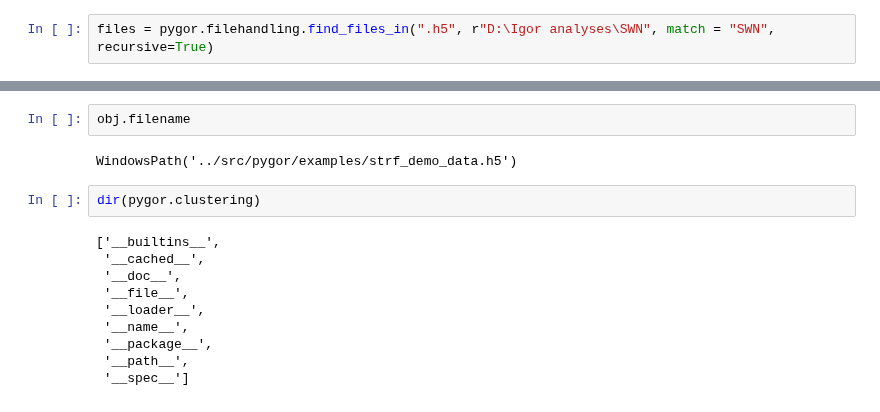
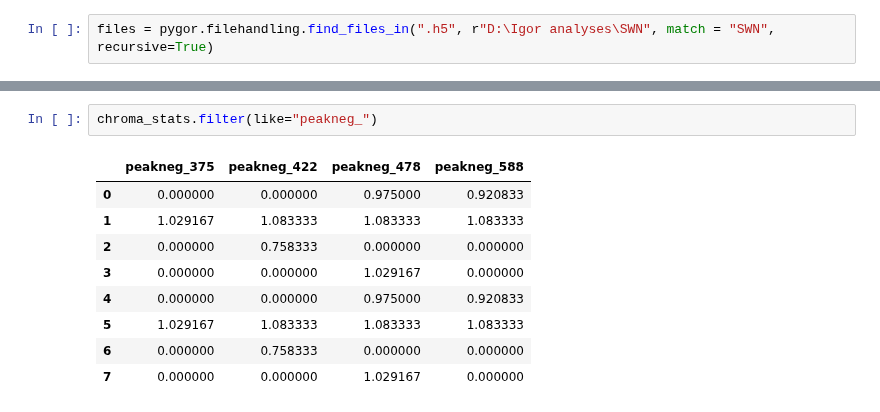
Before and after one commit to simbru/pygor, a Jupyter notebook: Notebooks/clustering_testing.ipynb, the cells around one changed output, grey strips where cells are left out. Saved outputs shown, nothing was run; the diff lists cells and outputs as text.

```diff
--- a/Notebooks/clustering_testing.ipynb
+++ b/Notebooks/clustering_testing.ipynb
@@ -234,16 +80,12 @@ Pass 'hint = True' for more tips and hints on using the data class.
-# %%
-obj.filename
-# %% [output]
-WindowsPath('../src/pygor/examples/strf_demo_data.h5')
-# %%
-dir(pygor.clustering)
-# %% [output]
-['__builtins__',
- '__cached__',
- '__doc__',
- '__file__',
- '__loader__',
- '__name__',
- '__package__',
- '__path__',
- '__spec__']
+# %%
+chroma_stats.filter(like="peakneg_")
+# %% [output]
+|  | peakneg_375 | peakneg_422 | peakneg_478 | peakneg_588 |
+| 0 | 0.000000 | 0.000000 | 0.975000 | 0.920833 |
+| 1 | 1.029167 | 1.083333 | 1.083333 | 1.083333 |
+| 2 | 0.000000 | 0.758333 | 0.000000 | 0.000000 |
+| 3 | 0.000000 | 0.000000 | 1.029167 | 0.000000 |
+| 4 | 0.000000 | 0.000000 | 0.975000 | 0.920833 |
+| 5 | 1.029167 | 1.083333 | 1.083333 | 1.083333 |
+| 6 | 0.000000 | 0.758333 | 0.000000 | 0.000000 |
+| 7 | 0.000000 | 0.000000 | 1.029167 | 0.000000 |
```
Also changed, not shown: parts of 34 cells of this notebook, 14 other files.
